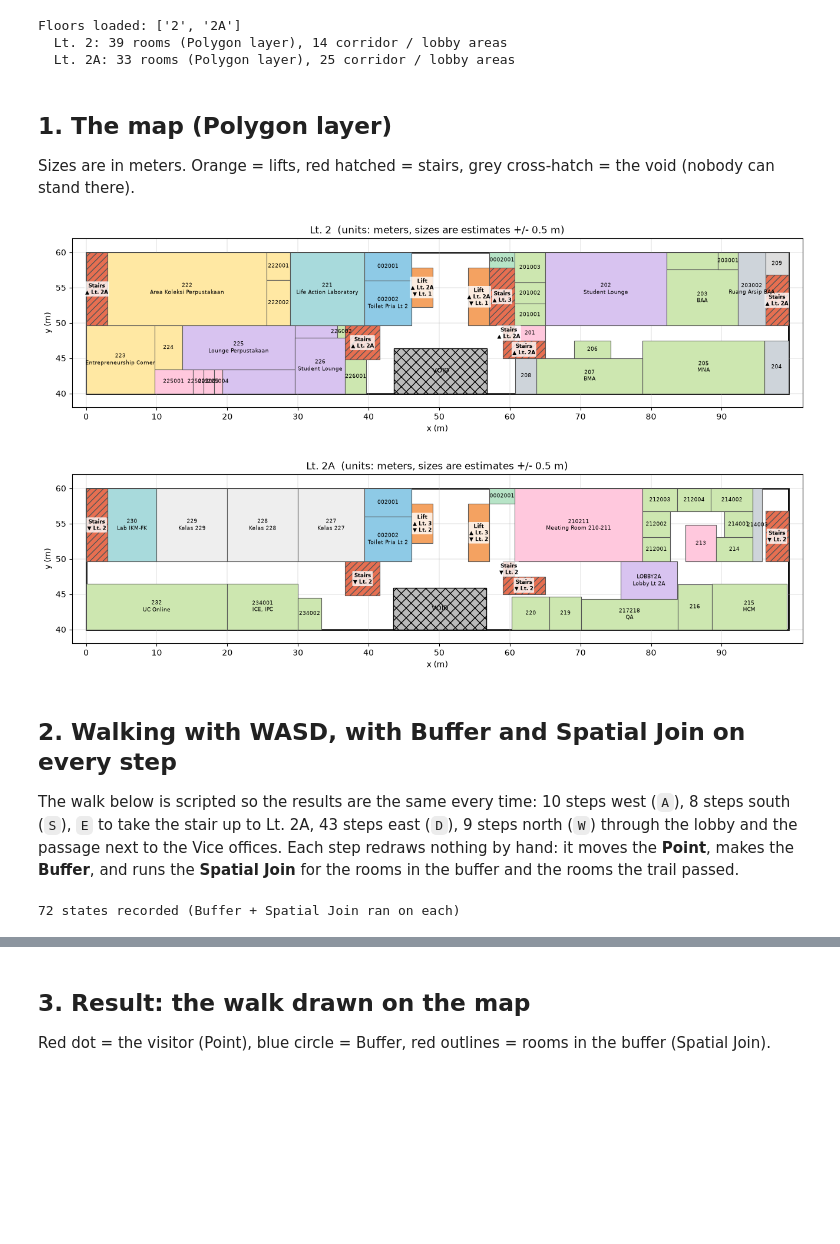
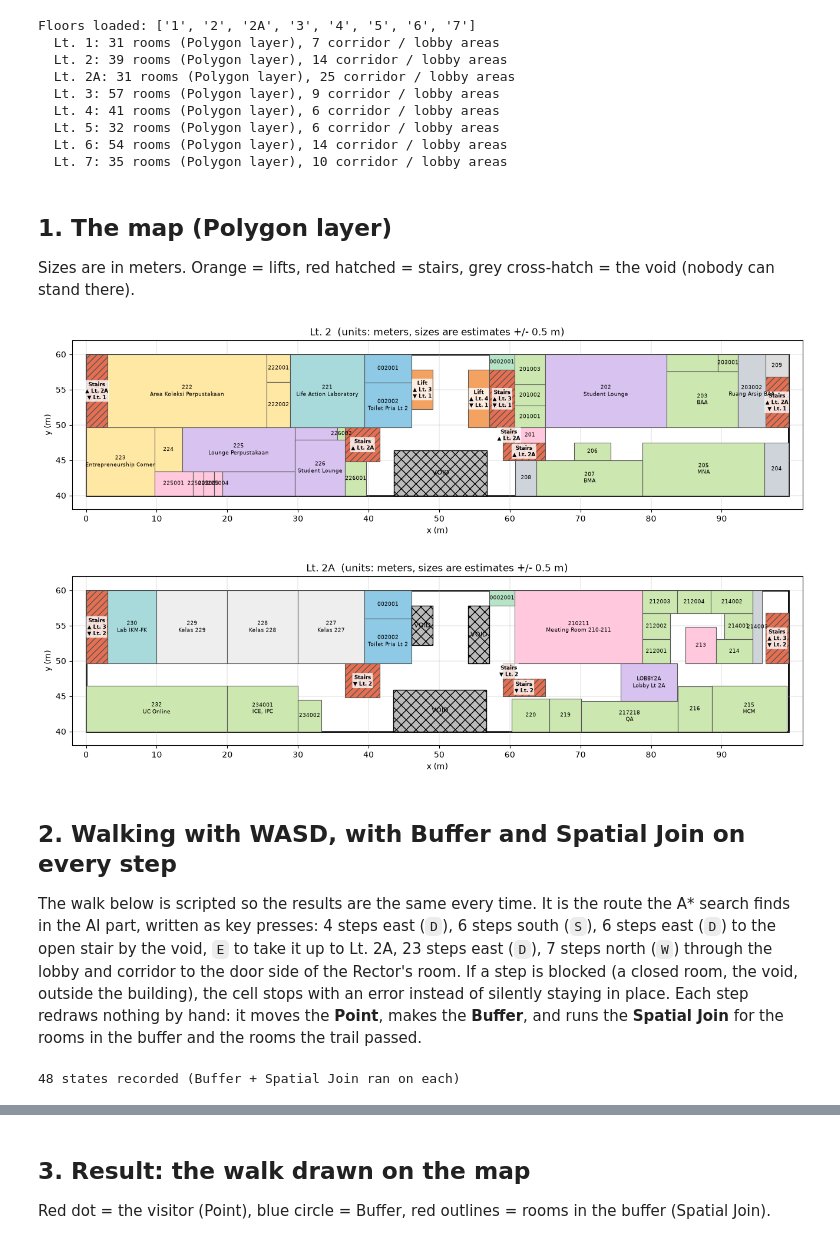
Before and after one commit to abbiesarchive/uc-main-building-nav, a Jupyter notebook: main.ipynb, the cells around one changed output, grey strips where cells are left out. Drawn from its saved outputs; the diff is of its cells as text; code cells hidden in the pictures; blank space fills up the shorter version.

```diff
--- a/main.ipynb
+++ b/main.ipynb
@@ -31,30 +31,38 @@ from map_view import add_polygon, draw_floor
 from movement import Navigator
 
 nav = Navigator("2")
+SCENARIO_FLOORS = ["2", "2A"]
 print("Floors loaded:", list(nav.floors))
 for name, data in nav.floors.items():
     print(f"  Lt. {name}: {len(data['rooms'])} rooms (Polygon layer), {len(data['walkable'])} corridor / lobby areas")
 # %% [output]
-Floors loaded: ['2', '2A']
+Floors loaded: ['1', '2', '2A', '3', '4', '5', '6', '7']
+  Lt. 1: 31 rooms (Polygon layer), 7 corridor / lobby areas
   Lt. 2: 39 rooms (Polygon layer), 14 corridor / lobby areas
-  Lt. 2A: 33 rooms (Polygon layer), 25 corridor / lobby areas
+  Lt. 2A: 31 rooms (Polygon layer), 25 corridor / lobby areas
+  Lt. 3: 57 rooms (Polygon layer), 9 corridor / lobby areas
+  Lt. 4: 41 rooms (Polygon layer), 6 corridor / lobby areas
+  Lt. 5: 32 rooms (Polygon layer), 6 corridor / lobby areas
+  Lt. 6: 54 rooms (Polygon layer), 14 corridor / lobby areas
+  Lt. 7: 35 rooms (Polygon layer), 10 corridor / lobby areas
 # %% [markdown]
 ## 1. The map (Polygon layer)
 Sizes are in meters. Orange = lifts, red hatched = stairs, grey cross-hatch = the void (nobody can stand there).
 # %%
-for floor in nav.floors:
+for floor in SCENARIO_FLOORS:
     fig, ax = plt.subplots(figsize=(16, 4.8))
     data = nav.floors[floor]
     draw_floor(ax, floor, data["rooms"], data["walkable"])
     ax.set_title(f"Lt. {floor}  (units: meters, sizes are estimates +/- 0.5 m)")
     plt.show()
 # %% [output]
 [figure]
-[figure, old version]
+[figure, new version]
 # %% [markdown]
 ## 2. Walking with WASD, with Buffer and Spatial Join on every step
-The walk below is scripted so the results are the same every time: 10 steps west (`A`), 8 steps south (`S`),
-`E` to take the stair up to Lt. 2A, 43 steps east (`D`), 9 steps north (`W`) through the lobby and the passage next to the Vice offices.
+The walk below is scripted so the results are the same every time. It is the route the A* search finds in the AI part, written as key presses: 4 steps east (`D`), 6 steps south (`S`), 6 steps east (`D`) to the open stair by the void,
+`E` to take it up to Lt. 2A, 23 steps east (`D`), 7 steps north (`W`) through the lobby and corridor to the door side of the Rector's room.
+If a step is blocked (a closed room, the void, outside the building), the cell stops with an error instead of silently staying in place.
 Each step redraws nothing by hand: it moves the **Point**, makes the **Buffer**, and runs the **Spatial Join**
 for the rooms in the buffer and the rooms the trail passed.
 # %%
@@ -75,18 +83,19 @@ def press(keys):
         if key in "wasd":
             dx, dy = {"w": (0, 1), "a": (-1, 0), "s": (0, -1), "d": (1, 0)}[key]
             message = nav.move(dx, dy)
+            assert message == "", f"blocked at ({nav.x}, {nav.y}): {message}"
         else:
             message = nav.change_floor(up=(key == "e"))
-        assert key in "wasd" or message.startswith("You took"), message
+            assert message.startswith("You took"), message
         record(message)
 
 record("start")
-press("a" * 10 + "s" * 8)     # to the open stair by the void
-press("e")                      # up to Lt. 2A
-press("d" * 43 + "w" * 9)      # to the Rector's office (next to 212C)
+press("d" * 4 + "s" * 6 + "d" * 6)
+press("e")
+press("d" * 23 + "w" * 7)
 print(f"{len(log)} states recorded (Buffer + Spatial Join ran on each)")
 # %% [output]
-72 states recorded (Buffer + Spatial Join ran on each)
+48 states recorded (Buffer + Spatial Join ran on each)
 # %%
 print("Step | Floor |    x     y | You are in                        | Rooms in the buffer")
 print("-----+-------+----------------+-----------------------------------+--------------------")
```
Also changed, not shown: parts of 5 cells of this notebook, 3 other files.
